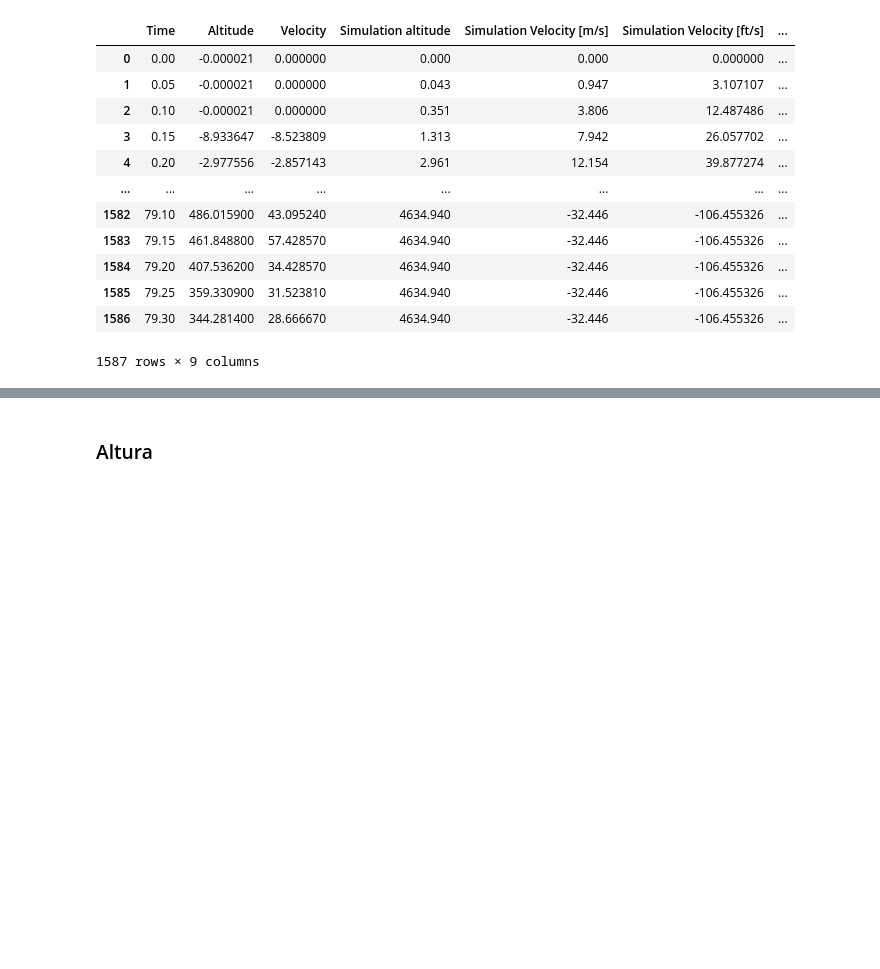
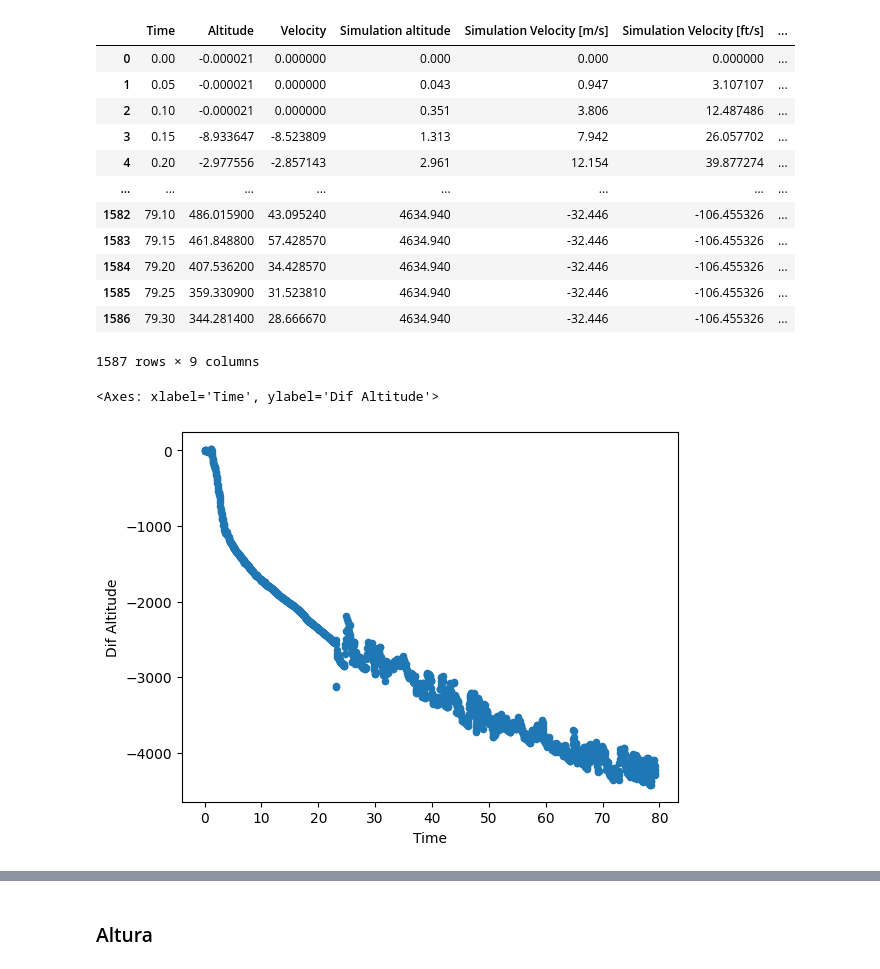
Before and after one commit to lolo-pb/micrography-imgpro-Deploy, a Jupyter notebook: AnalisisDatosVuelo/VueloVsSimulacion.ipynb, the cells around one changed output, grey strips where cells are left out. Saved outputs shown, nothing was run; the diff lists cells and outputs as text; code cells hidden in the pictures; blank space fills up the shorter version.

Commit message:
Added Dif Velocity and Dif Altitude

```diff
--- a/AnalisisDatosVuelo/VueloVsSimulacion.ipynb
+++ b/AnalisisDatosVuelo/VueloVsSimulacion.ipynb
@@ -25,3 +25,11 @@ df
 | 1585 | 79.25 | 359.330900 | 31.523810 | 4634.940 | -32.446 | -106.455326 | ... |
 | 1586 | 79.30 | 344.281400 | 28.666670 | 4634.940 | -32.446 | -106.455326 | ... |
 1587 rows × 9 columns
+# %%
+df['Dif Altitude'] = df['Altitude'] - df['Simulation altitude'] # >0 cuando Altitude>SimulationAltitude
+df['Dif Velocity'] = df['Velocity'] - df['Simulation Velocity [ft/s]']
+# %%
+df.plot(kind='scatter', x='Time', y='Dif Altitude')
+# %% [output]
+<Axes: xlabel='Time', ylabel='Dif Altitude'>
+[figure, added]
```
Also changed, not shown: parts of 9 cells of this notebook.
